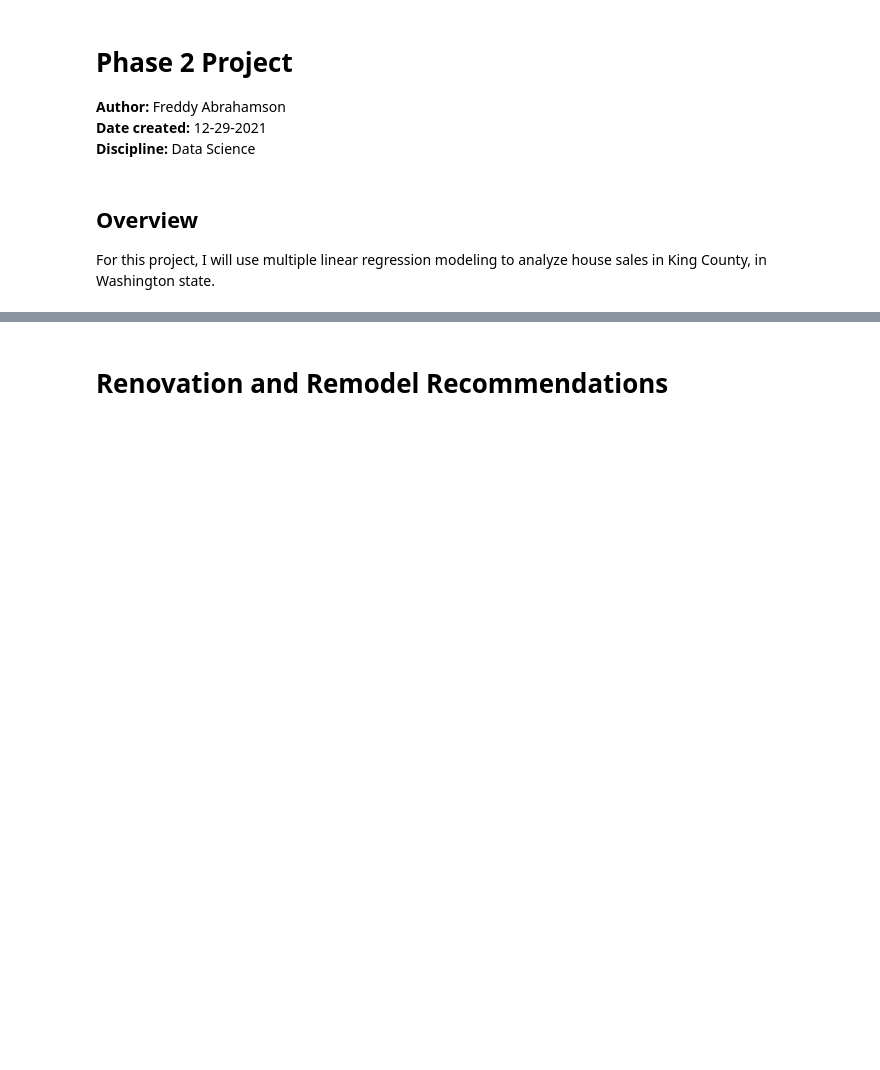
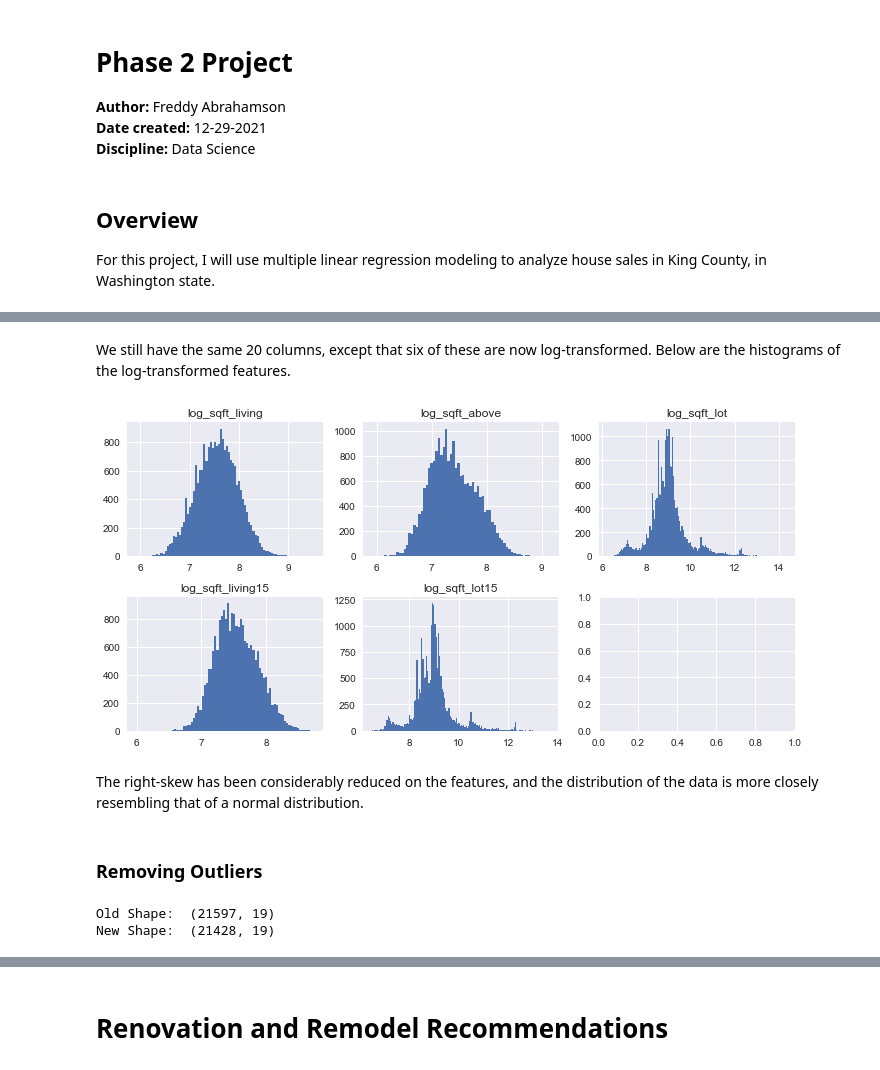
Before and after one commit to Freddy-2021/dsc-phase-2-project-v2-3, a Jupyter notebook: student.ipynb, the cells around one changed output, grey strips where cells are left out. Saved outputs shown, nothing was run; the diff lists cells and outputs as text; code cells hidden in the pictures; blank space fills up the shorter version.

```diff
--- a/student.ipynb
+++ b/student.ipynb
@@ -1736,0 +448,15 @@ final_features_no_scale.head()
+# %%
+# Creating a new dataframe and leaving the original as is:
+df_log = df
+
+# Creating list of right skewed features:
+cont_ftrs = ['price','sqft_living','sqft_above','sqft_lot','sqft_living15','sqft_lot15']
+
+#  Log transforming listed features:
+for ftr in cont_ftrs:
+    df_log['log_'+ftr] = np.log(df_log[ftr])
+
+# Dropping the original,'non-transformed' columns:
+df_log = df_log.drop(cont_ftrs, axis=1)
+
+df_log.info()
@@ -1736,0 +481,21 @@ final_features_no_scale.head()
+# %% [markdown]
+We still have the same 20 columns, except that six of these are now log-transformed. Below are the histograms of the log-transformed features.
+# %%
+# Creating a dataframe with only the log-transformed features:
+log_only_df = df_log.iloc[:,14:]
+
+#Creating a histogram for each column of the dataframe:
+fig, axes = plt.subplots(nrows=(2), ncols=3, figsize=(10,5))
+log_only_df_cols = log_only_df.columns
+
+for col, ax in zip(log_only_df_cols, axes.flatten()):
+    ax.hist(log_only_df[col].dropna(), bins='auto')
+    ax.set_title(col)
+
+fig.tight_layout()
+# %% [output]
+[figure, added]
+# %% [markdown]
+The right-skew has been considerably reduced on the features, and the distribution of the data is more closely resembling that of a normal distribution.
+# %% [markdown]
+### Removing Outliers
@@ -1736,0 +508,14 @@ final_features_no_scale.head()
+# %%
+print("Old Shape: ", df_log.shape)
+
+# Position of the outlier
+drop_list = (np.where(z > 3))
+
+''' Removing the Outliers '''
+df_log.drop(drop_list[0], inplace = True)
+
+
+print("New Shape: ", df_log.shape)
+# %% [output]
+Old Shape:  (21597, 19)
+New Shape:  (21428, 19)
```
Also changed, not shown: parts of 347 cells of this notebook, 1 other file.
